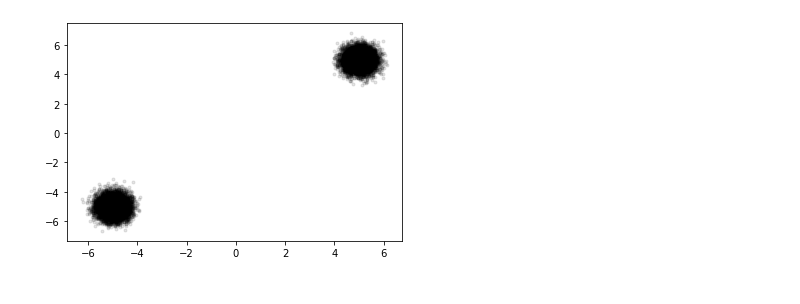
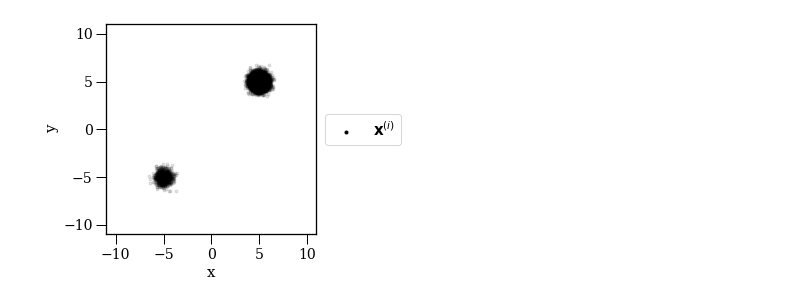
Before and after one commit to jacobdeasy/heavy-tail-dsm, a Jupyter notebook: notebooks/example_2d.ipynb, the cells around one changed output. Cells and saved outputs as stored; diff of their text form; code cells hidden in the pictures.

```diff
--- a/notebooks/example_2d.ipynb
+++ b/notebooks/example_2d.ipynb
@@ -9,17 +20,26 @@ from tqdm.notebook import trange
 # %%
 mu1 = np.array([5, 5])
-sigma1 = np.array([[0.1, 0], [0, 0.2]])
+sigma1 = np.array([[0.2, 0], [0, 0.2]])
 X1 = np.random.multivariate_normal(mean=mu1, cov=sigma1, size=10000)
 
 mu2 = np.array([-5, -5])
-sigma2 = np.array([[0.1, 0], [0, 0.2]])
-X2 = np.random.multivariate_normal(mean=mu2, cov=sigma2, size=10000)
+sigma2 = np.array([[0.2, 0], [0, 0.2]])
+X2 = np.random.multivariate_normal(mean=mu2, cov=sigma2, size=1000)
 
 X = np.concatenate([X1, X2])
 
-plt.scatter(X[:, 0], X[:, 1], marker='.', color='k', alpha=0.1)
+plt.scatter(X[:-1, 0], X[:-1, 1], marker='.', color='k', alpha=0.1)
+plt.scatter(X[-1, 0], X[-1, 1], marker='.', color='k', alpha=1.0, label=r'$\mathbf{x}^{(i)}$')#=\left(x^{(i)}, y^{(i)}\right)^{T}$')
+plt.xlim(-11, 11)
+plt.ylim(-11, 11)
+plt.xlabel('x')
+plt.ylabel('y')
+plt.legend(bbox_to_anchor=(1.04,0.5), loc="center left", borderaxespad=0)
+plt.gca().set_aspect('equal')
+plt.tight_layout()
+plt.savefig(os.path.join('figs', '1_data.png'), dpi=300)
 plt.show()
 # %% [output]
-[figure, old version]
+[figure, new version]
 # %%
 dataset = TensorDataset(torch.tensor(X).float())
```
Also changed, not shown: parts of 17 cells of this notebook, 6 other files.
